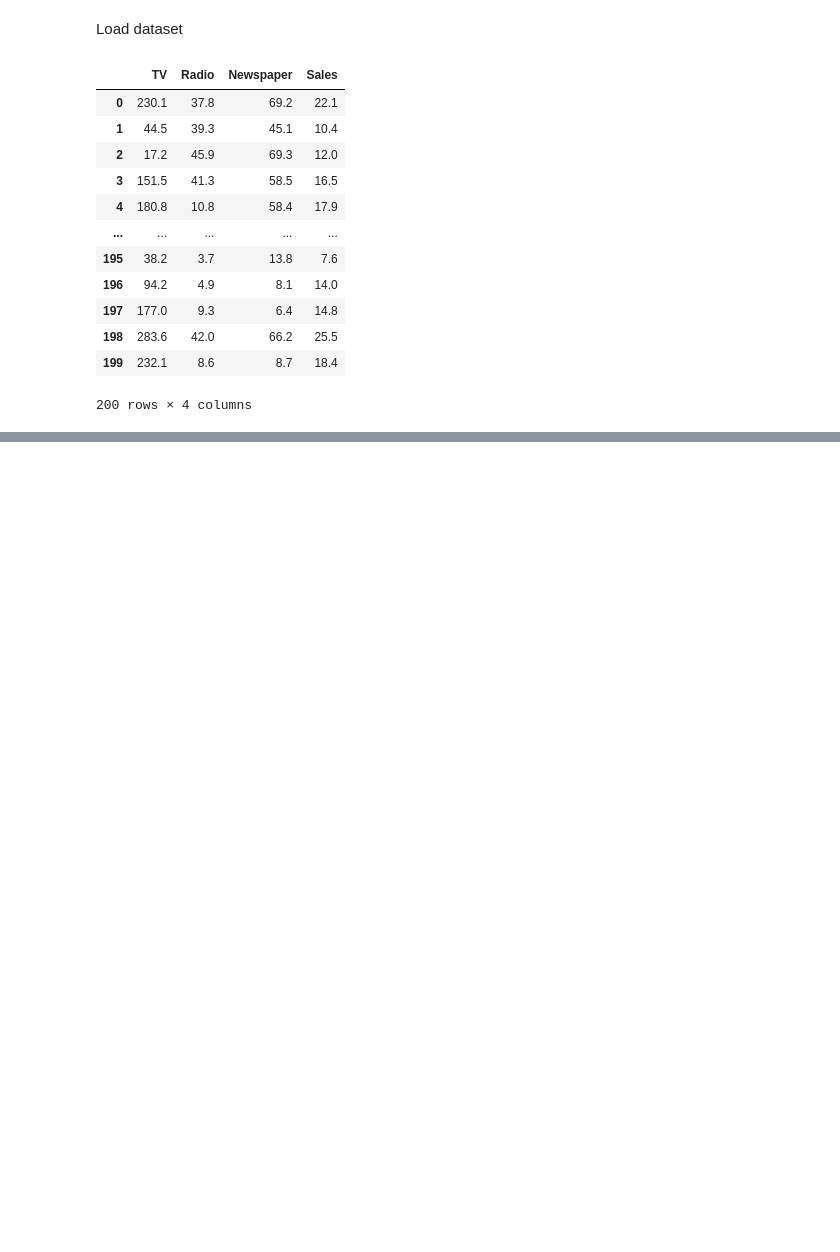
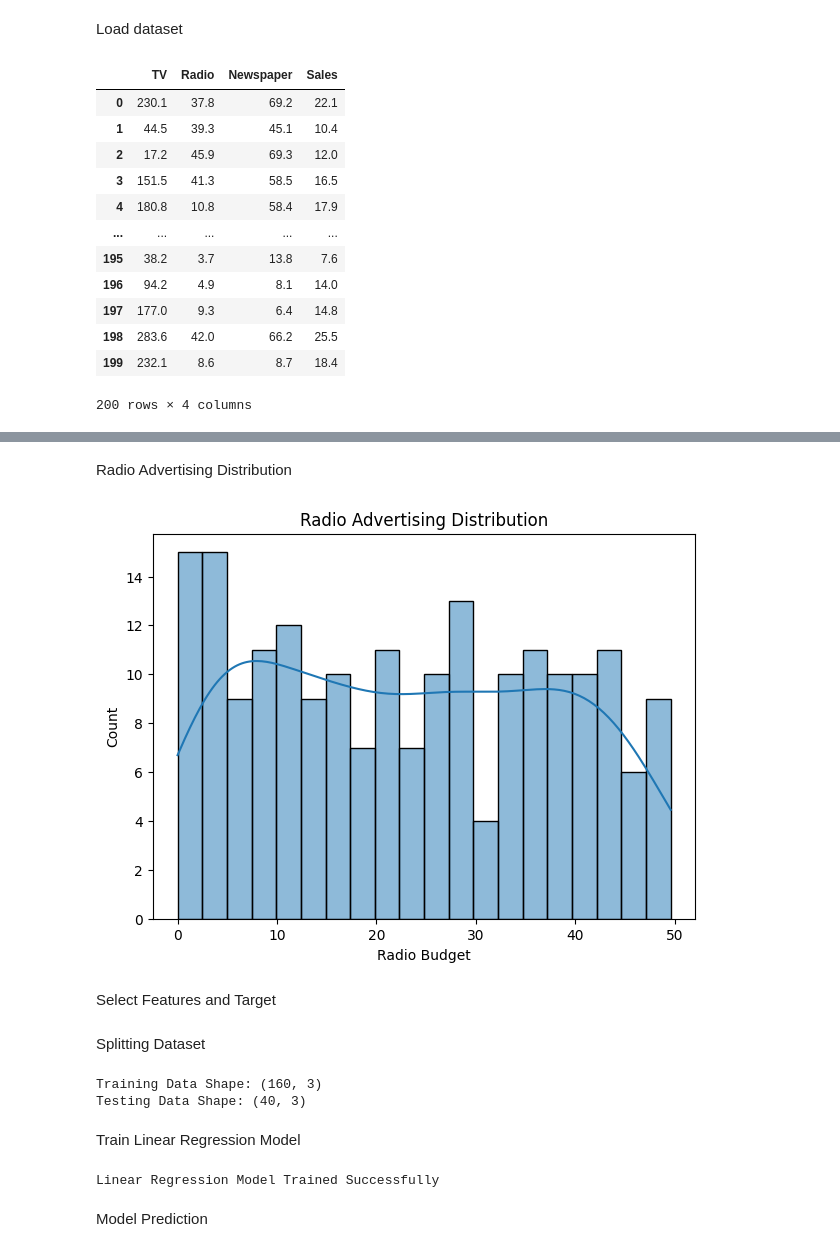
Before and after one commit to malikwaqas787asd786-cmyk/My_Ai_Course, a Jupyter notebook: Machine learning/Linear regression/Advertising dataset/Advertising.ipynb, the cells around one changed output, grey strips where cells are left out. Cells and saved outputs as stored; diff of their text form; code cells hidden in the pictures; blank space fills up the shorter version.

```diff
--- a/Machine learning/Linear regression/Advertising dataset/Advertising.ipynb
+++ b/Machine learning/Linear regression/Advertising dataset/Advertising.ipynb
@@ -29,0 +103,12 @@ df
+# %% [markdown]
+Radio Advertising Distribution
+# %%
+plt.figure(figsize=(7,5))
+sns.histplot(df['Radio'], bins=20, kde=True)
+plt.title("Radio Advertising Distribution")
+plt.xlabel("Radio Budget")
+plt.show()
+# %% [output]
+[figure, added]
+# %% [markdown]
+Select Features and Target
@@ -29,0 +118,24 @@ df
+# %% [markdown]
+Splitting Dataset
+# %%
+X_train, X_test, y_train, y_test = train_test_split(
+    X, y,
+    test_size=0.2,
+    random_state=42
+)
+print("Training Data Shape:", X_train.shape)
+print("Testing Data Shape:", X_test.shape)
+# %% [output]
+Training Data Shape: (160, 3)
+Testing Data Shape: (40, 3)
+# %% [markdown]
+Train Linear Regression Model
+# %%
+model = LinearRegression()
+
+model.fit(X_train, y_train)
+print("Linear Regression Model Trained Successfully")
+# %% [output]
+Linear Regression Model Trained Successfully
+# %% [markdown]
+Model Prediction
```
Also changed, not shown: parts of 20 cells of this notebook.
